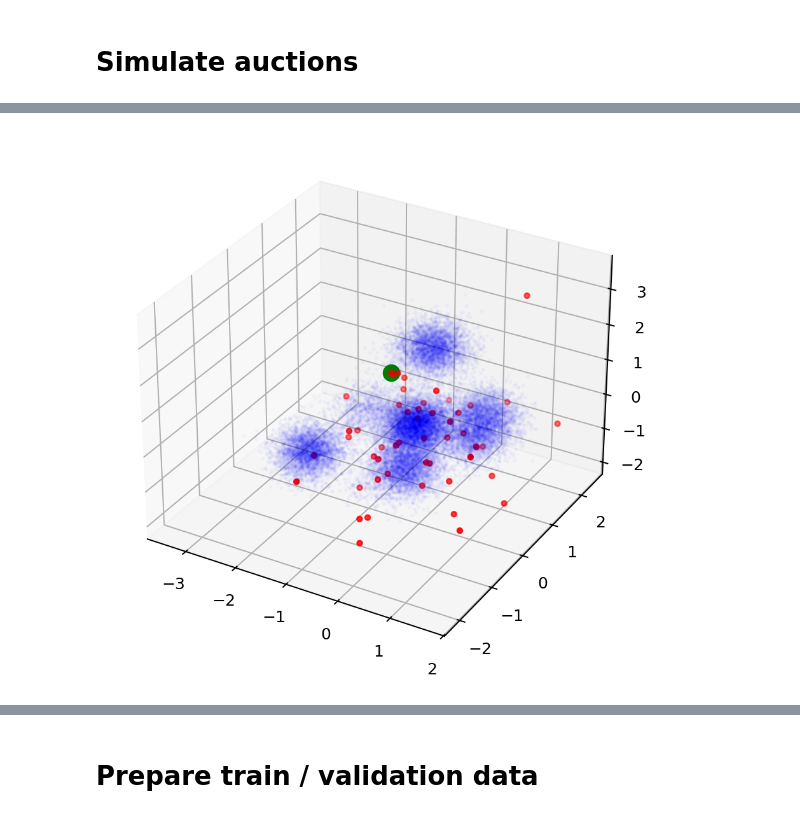
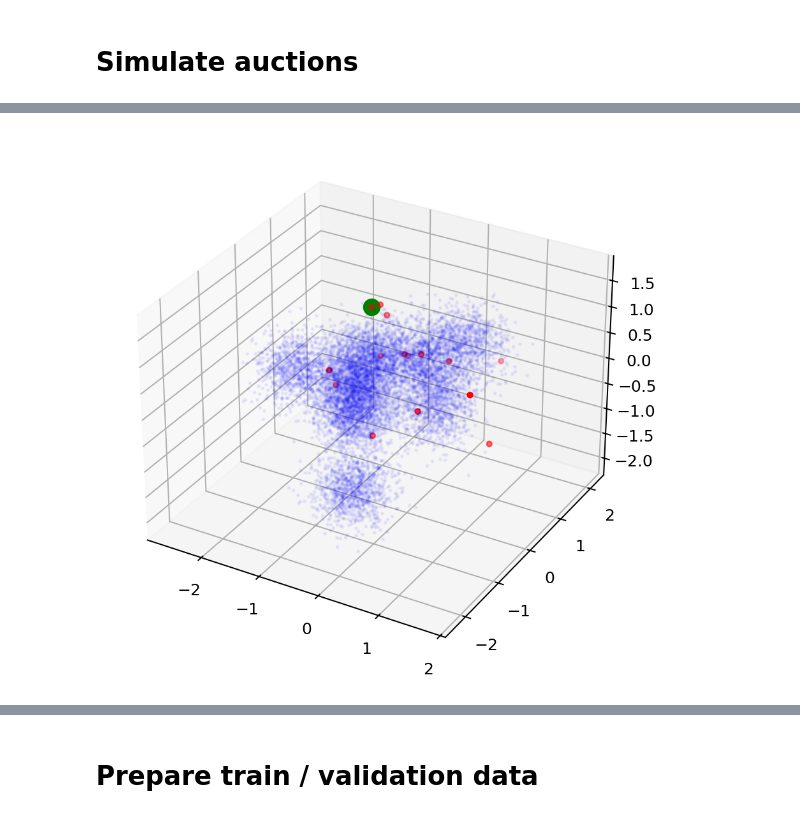
Before and after one commit to alexshtf/torchcurves, a Jupyter notebook: doc/source/examples/monotone_functions.ipynb, the cells around one changed output, grey strips where cells are left out. Saved outputs shown, nothing was run; the diff lists cells and outputs as text; code cells hidden in the pictures.

```diff
--- a/doc/source/examples/monotone_functions.ipynb
+++ b/doc/source/examples/monotone_functions.ipynb
@@ -62,10 +61,10 @@ class Seller:
 # %%
-n_players = 50     # us and n_players - 1 competitors
+n_buyers = 15     # we and (n_buyers - 1) competitors
 n_sellers = 10
 
 feature_dim = 3
-n_auctions = 10000
+n_daily_auctions = 2000
 n_days = 5
-mean_budget = 2 * n_auctions * np.sqrt(feature_dim) / n_players
+mean_buyer_budget = n_daily_auctions / n_buyers
 rng = np.random.default_rng(42)
 # %%
@@ -123,9 +122,12 @@ our_wins = np.asarray(our_wins)
 # %%
+# plot sellers, auction features, and player preferences
+# this is to see that auction features are indeed nicely clustered
+# around the sellers
 fig = plt.figure(dpi=180, figsize=(8, 6))
 ax = fig.add_subplot(projection='3d')
-ax.scatter(*np.hsplit(auction_features, 3), c='blue', s=2, alpha=0.02)
+ax.scatter(*np.hsplit(auction_feature_log, 3), c='blue', s=2, alpha=0.05)
 ax.scatter(*np.hsplit(player_prefs, 3), c='red', s=10)
-ax.scatter(*players[0].preferences, c='green', s=100)
+ax.scatter(*buyers[0].preferences, c='green', s=100)
 plt.show()
 # %% [output]
-[figure, old version]
+[figure, new version]
```
Also changed, not shown: parts of 16 cells of this notebook, 2 other files.
